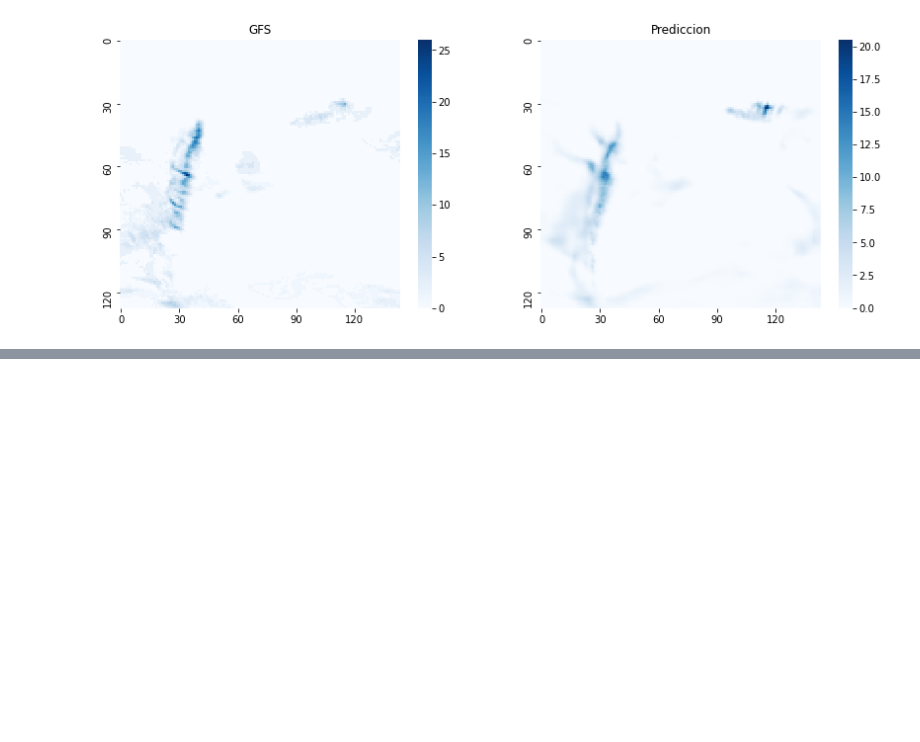
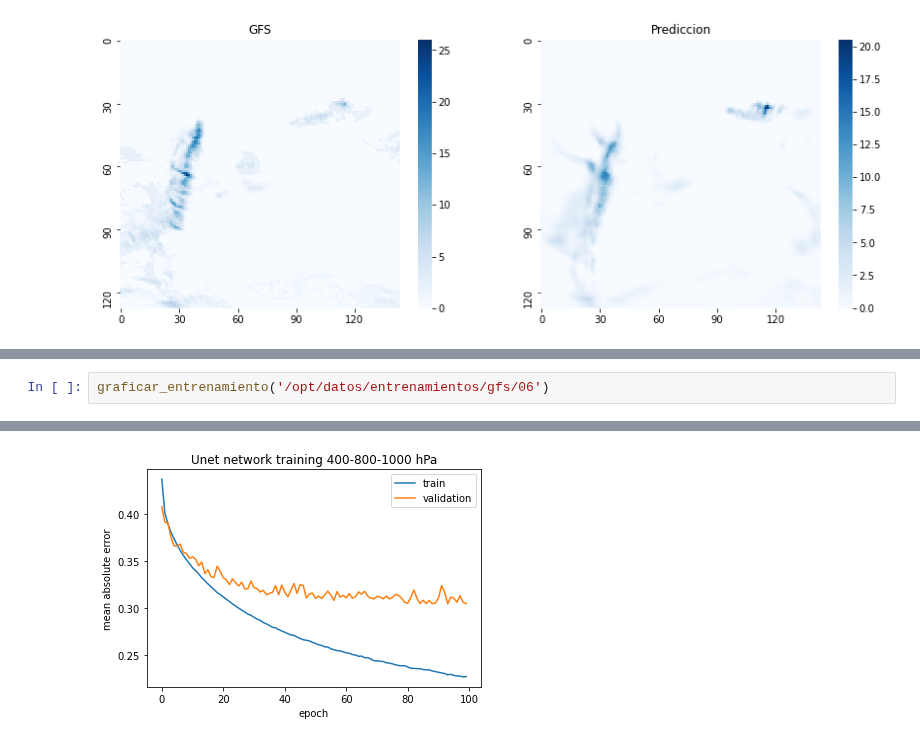
Before and after one commit to JFC95/ProyectoIntegrador_Weather, a Jupyter notebook: gfs-dataset/validacion_imagenes_gfs.ipynb, the cells around one changed output, grey strips where cells are left out. Drawn from its saved outputs; the diff is of its cells as text; blank space fills up the shorter version.

```diff
--- a/gfs-dataset/validacion_imagenes_gfs.ipynb
+++ b/gfs-dataset/validacion_imagenes_gfs.ipynb
@@ -185,0 +240,3 @@ Text(0.5, 1.0, 'Prediccion')
+# %%
+graficar_entrenamiento('/opt/datos/entrenamientos/gfs/06')
+# %% [output]
@@ -185,0 +245 @@ Text(0.5, 1.0, 'Prediccion')
+[figure, added]
```
Also changed, not shown: parts of 12 cells of this notebook, 1 other file.
